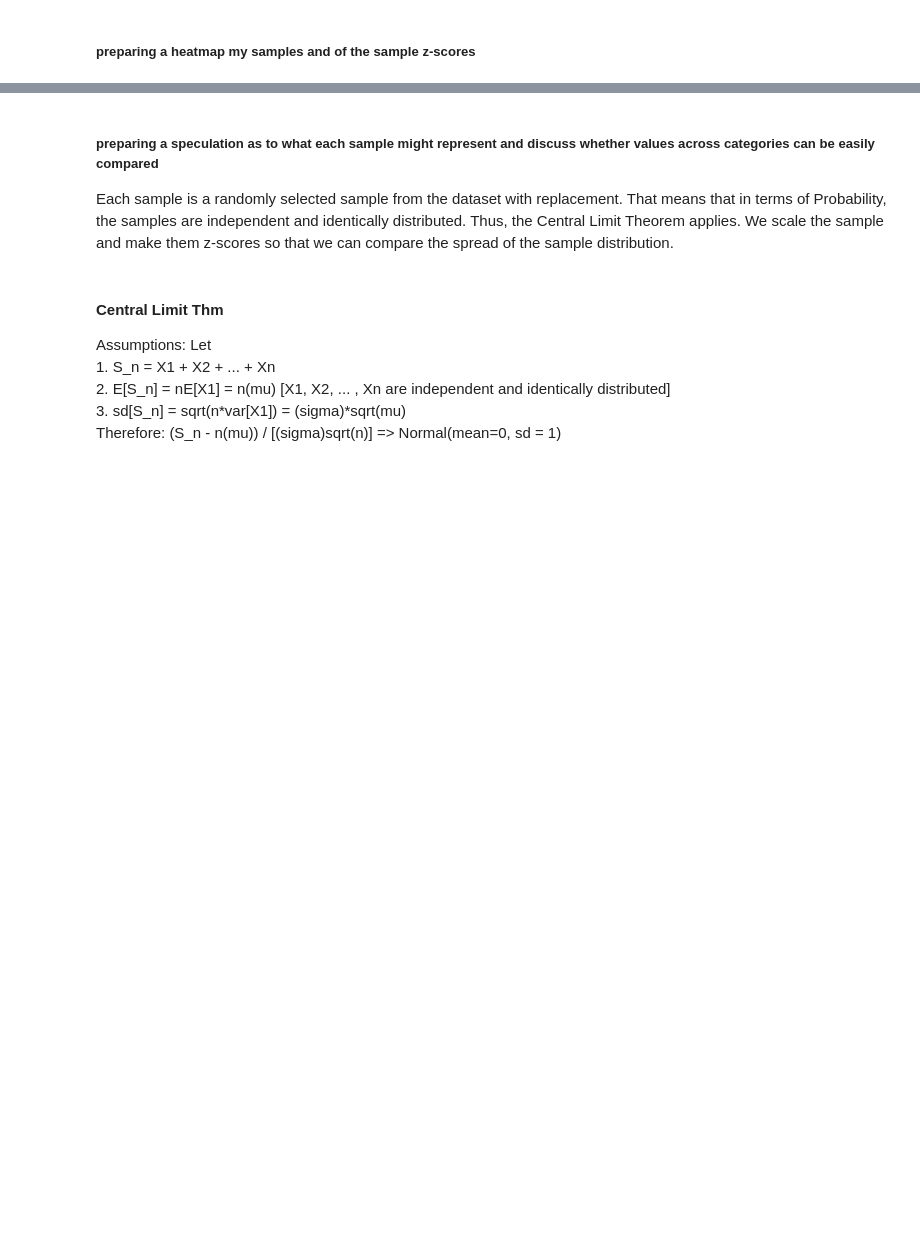
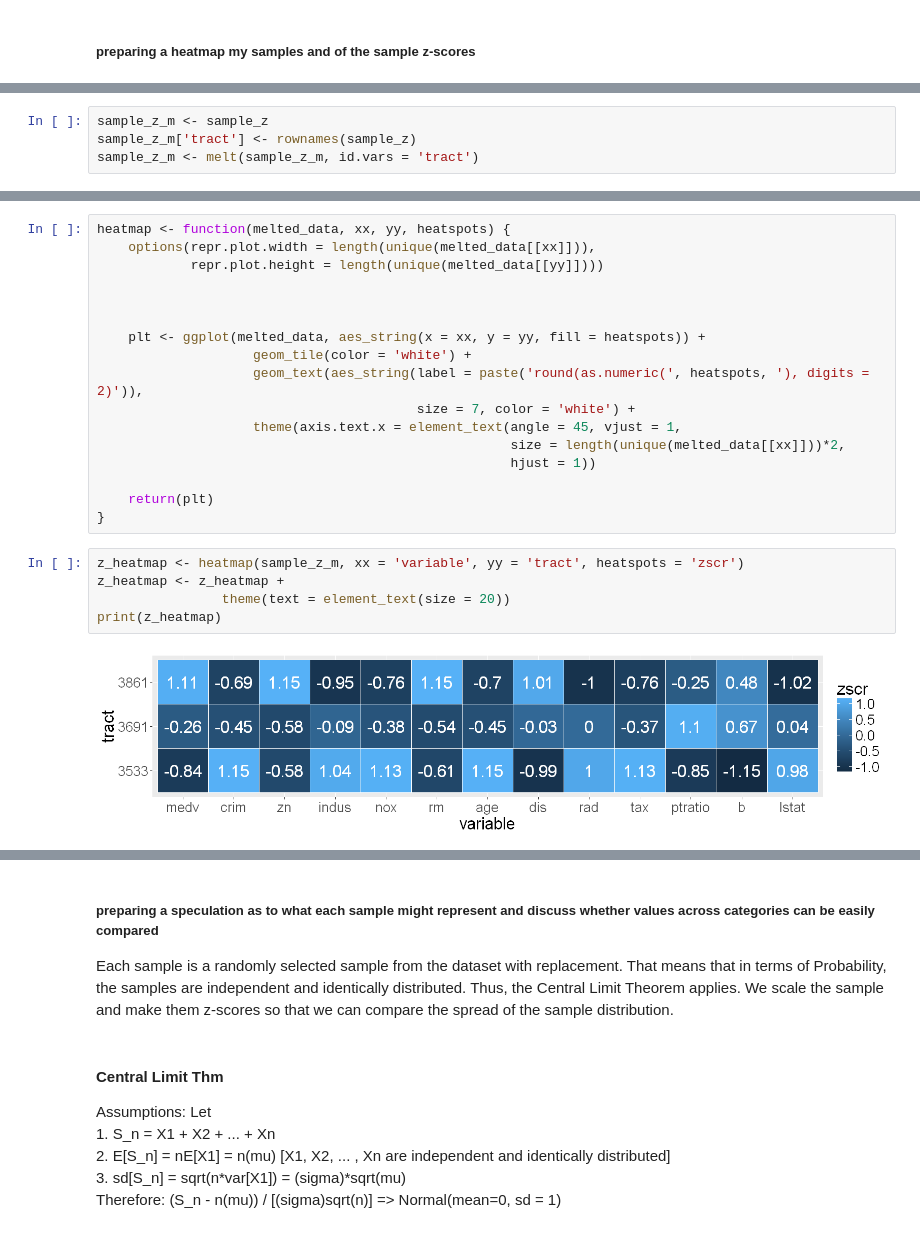
Before and after one commit to vduong314159/Boston_Housing, a Jupyter notebook: ipynb/02-sample_analysis.ipynb, the cells around one changed output, grey strips where cells are left out. Cells and saved outputs as stored; diff of their text form; blank space fills up the shorter version.

```diff
--- a/ipynb/02-sample_analysis.ipynb
+++ b/ipynb/02-sample_analysis.ipynb
@@ -160,0 +104,4 @@ NULL
+# %%
+sample_z_m <- sample_z
+sample_z_m['tract'] <- rownames(sample_z)
+sample_z_m <- melt(sample_z_m, id.vars = 'tract')
@@ -160,0 +118,24 @@ NULL
+# %%
+heatmap <- function(melted_data, xx, yy, heatspots) {
+    options(repr.plot.width = length(unique(melted_data[[xx]])),
+            repr.plot.height = length(unique(melted_data[[yy]])))
+
+
+
+    plt <- ggplot(melted_data, aes_string(x = xx, y = yy, fill = heatspots)) +
+                    geom_tile(color = 'white') +
+                    geom_text(aes_string(label = paste('round(as.numeric(', heatspots, '), digits = 2)')),
+                                         size = 7, color = 'white') +
+                    theme(axis.text.x = element_text(angle = 45, vjust = 1,
+                                                     size = length(unique(melted_data[[xx]]))*2,
+                                                     hjust = 1))
+
+    return(plt)
+}
+# %%
+z_heatmap <- heatmap(sample_z_m, xx = 'variable', yy = 'tract', heatspots = 'zscr')
+z_heatmap <- z_heatmap +
+                theme(text = element_text(size = 20))
+print(z_heatmap)
+# %% [output]
+[figure, added]
```
Also changed, not shown: parts of 27 cells of this notebook, 5 other files.
